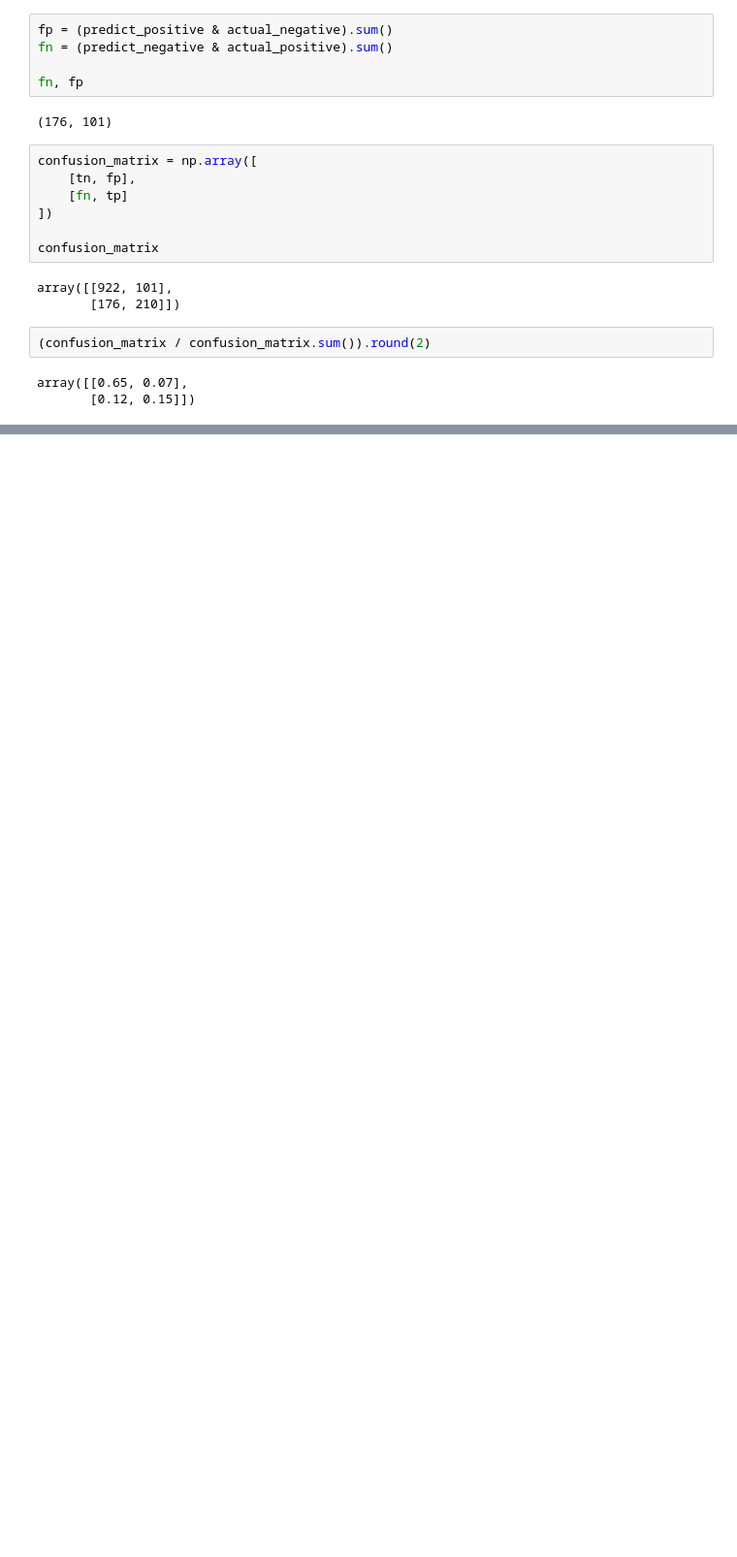
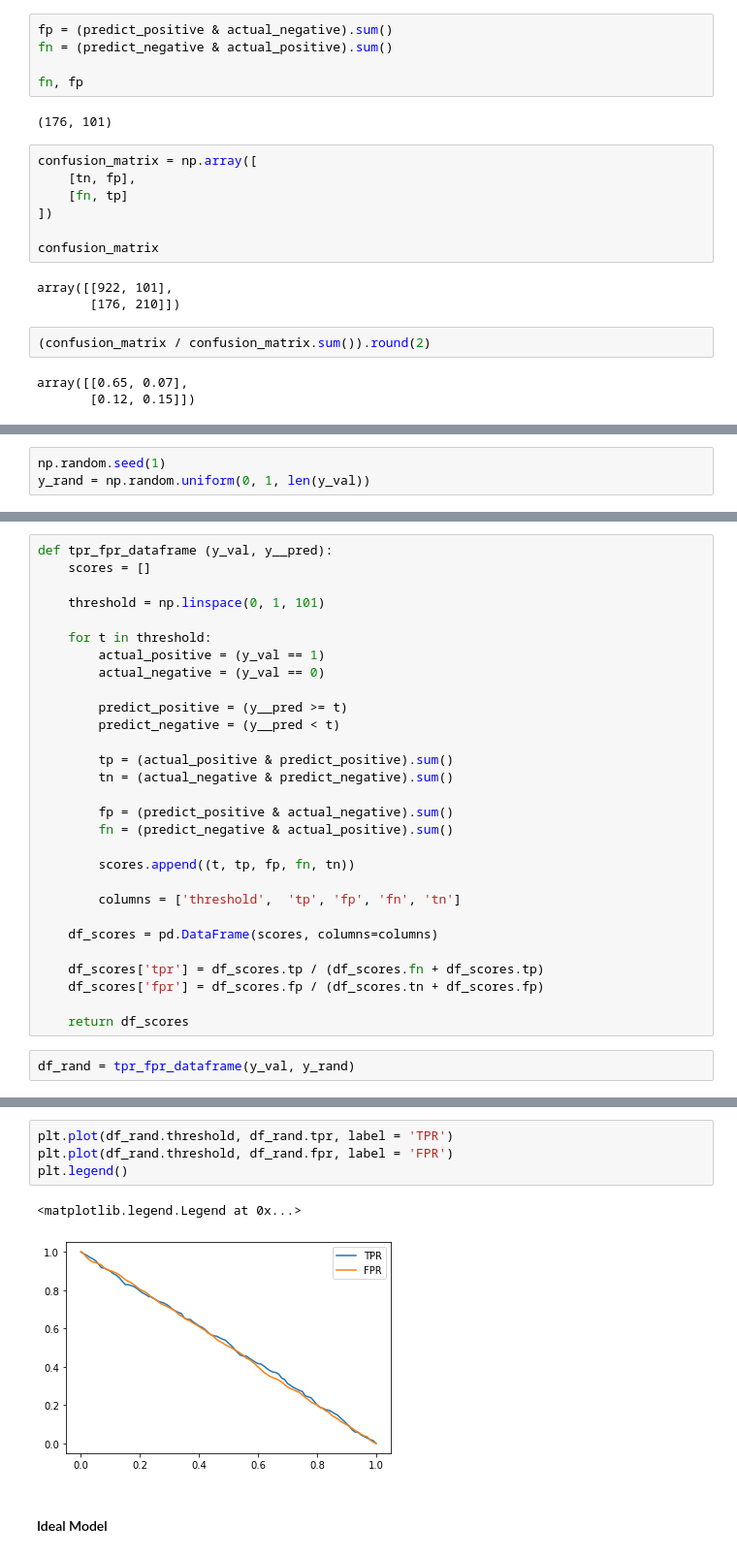
Before and after one commit to Debere1/ML_Course, a Jupyter notebook: 3. logistic regression/Evaluation.ipynb, the cells around one changed output, grey strips where cells are left out. Shown: that part at 97% size. Cells and saved outputs as stored; diff of their text form; blank space fills up the shorter version.

```diff
--- a/3. logistic regression/Evaluation.ipynb
+++ b/3. logistic regression/Evaluation.ipynb
@@ -164,0 +264,3 @@ array([[0.65, 0.07],
+# %%
+np.random.seed(1)
+y_rand = np.random.uniform(0, 1, len(y_val))
@@ -164,0 +271,31 @@ array([[0.65, 0.07],
+# %%
+def tpr_fpr_dataframe (y_val, y__pred):
+    scores = []
+
+    threshold = np.linspace(0, 1, 101)
+
+    for t in threshold:
+        actual_positive = (y_val == 1)
+        actual_negative = (y_val == 0)
+
+        predict_positive = (y__pred >= t)
+        predict_negative = (y__pred < t)
+
+        tp = (actual_positive & predict_positive).sum()
+        tn = (actual_negative & predict_negative).sum()
+
+        fp = (predict_positive & actual_negative).sum()
+        fn = (predict_negative & actual_positive).sum()
+
+        scores.append((t, tp, fp, fn, tn))
+
+        columns = ['threshold',  'tp', 'fp', 'fn', 'tn']
+
+    df_scores = pd.DataFrame(scores, columns=columns)
+
+    df_scores['tpr'] = df_scores.tp / (df_scores.fn + df_scores.tp)
+    df_scores['fpr'] = df_scores.fp / (df_scores.tn + df_scores.fp)
+
+    return df_scores
+# %%
+df_rand = tpr_fpr_dataframe(y_val, y_rand)
@@ -164,0 +317,9 @@ array([[0.65, 0.07],
+# %%
+plt.plot(df_rand.threshold, df_rand.tpr, label = 'TPR')
+plt.plot(df_rand.threshold, df_rand.fpr, label = 'FPR')
+plt.legend()
+# %% [output]
+<matplotlib.legend.Legend at 0x...>
+[figure, added]
+# %% [markdown]
+#### Ideal Model
```
Also changed, not shown: parts of 25 cells of this notebook.
